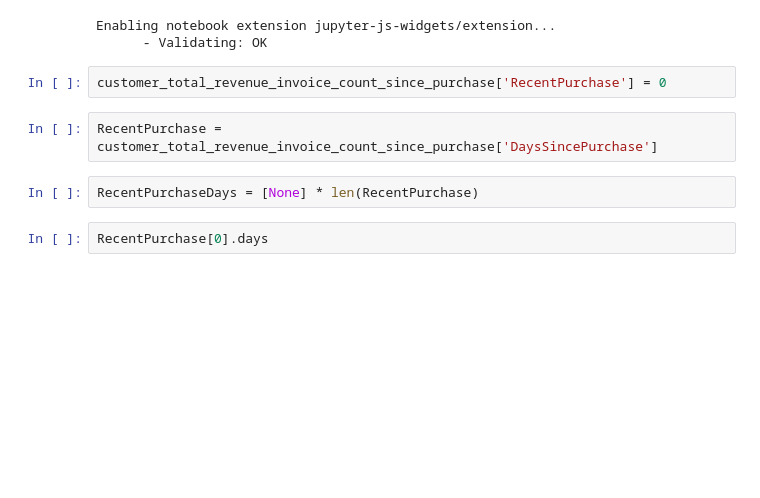
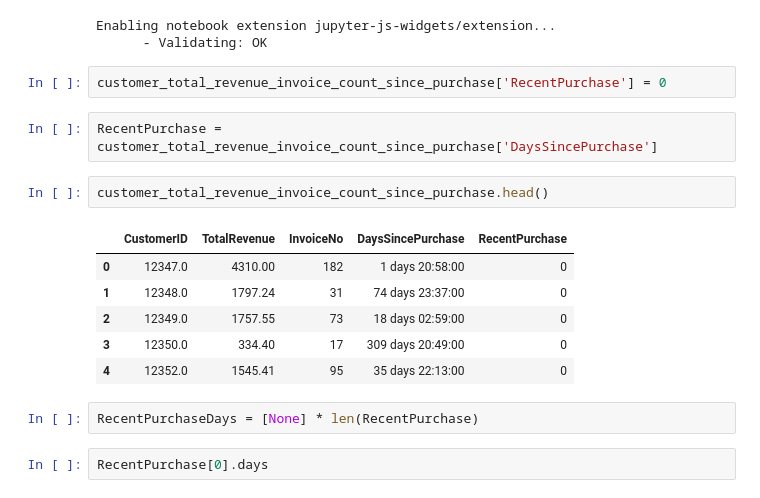
Before and after one commit to robblatt/Unsupervised-Market-Segmentation, a Jupyter notebook: Rob Discovery.ipynb, the cells around one changed output. Cells and saved outputs as stored; diff of their text form; blank space fills up the shorter version.

```diff
--- a/Rob Discovery.ipynb
+++ b/Rob Discovery.ipynb
@@ -152,6 +169,15 @@ Enabling notebook extension jupyter-js-widgets/extension...
 customer_total_revenue_invoice_count_since_purchase['RecentPurchase'] = 0
 # %%
 RecentPurchase = customer_total_revenue_invoice_count_since_purchase['DaysSincePurchase']
+# %%
+customer_total_revenue_invoice_count_since_purchase.head()
+# %% [output]
+|  | CustomerID | TotalRevenue | InvoiceNo | DaysSincePurchase | RecentPurchase |
+| 0 | 12347.0 | 4310.00 | 182 | 1 days 20:58:00 | 0 |
+| 1 | 12348.0 | 1797.24 | 31 | 74 days 23:37:00 | 0 |
+| 2 | 12349.0 | 1757.55 | 73 | 18 days 02:59:00 | 0 |
+| 3 | 12350.0 | 334.40 | 17 | 309 days 20:49:00 | 0 |
+| 4 | 12352.0 | 1545.41 | 95 | 35 days 22:13:00 | 0 |
 # %%
 RecentPurchaseDays = [None] * len(RecentPurchase)
 # %%
```
Also changed, not shown: parts of 13 cells of this notebook.
